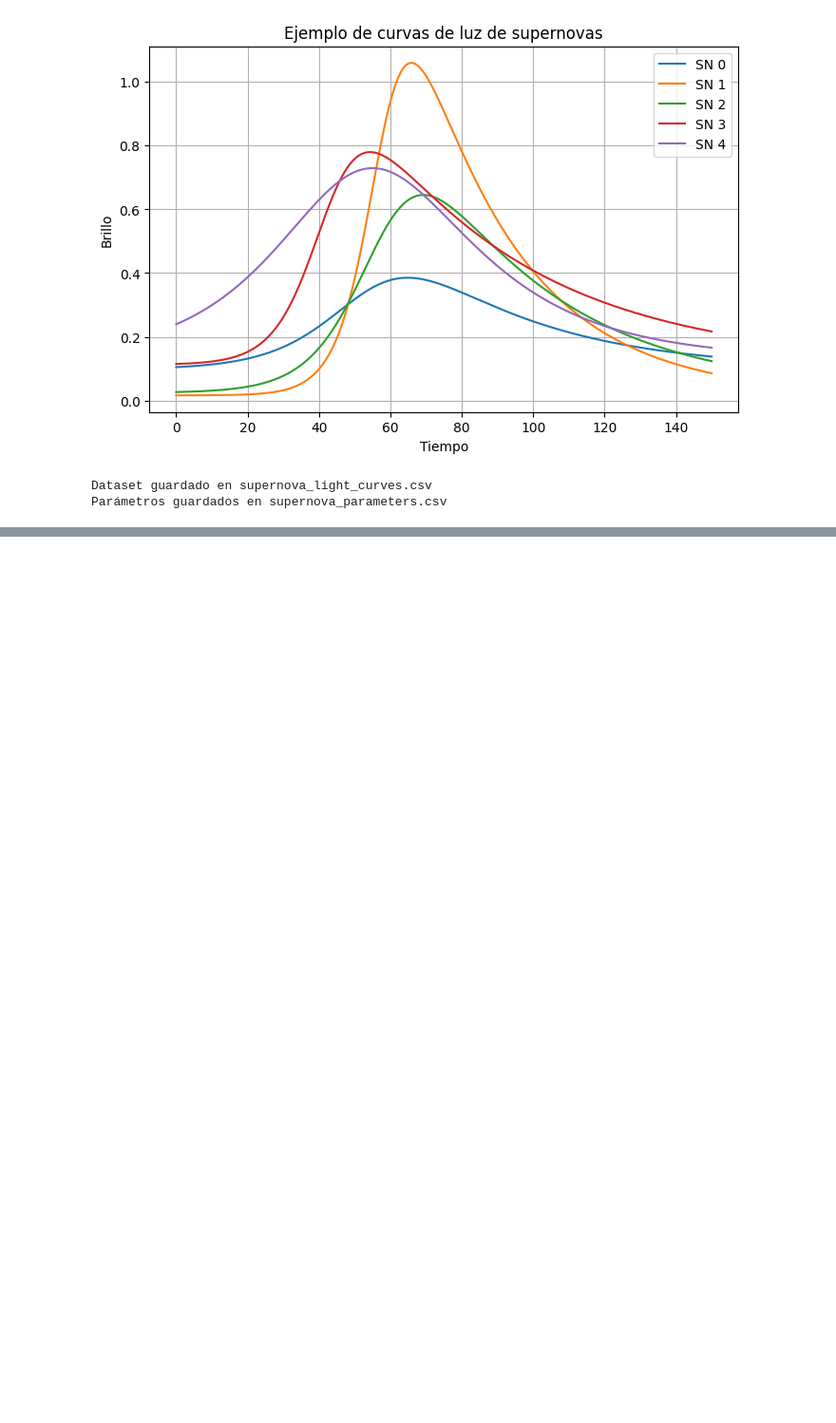
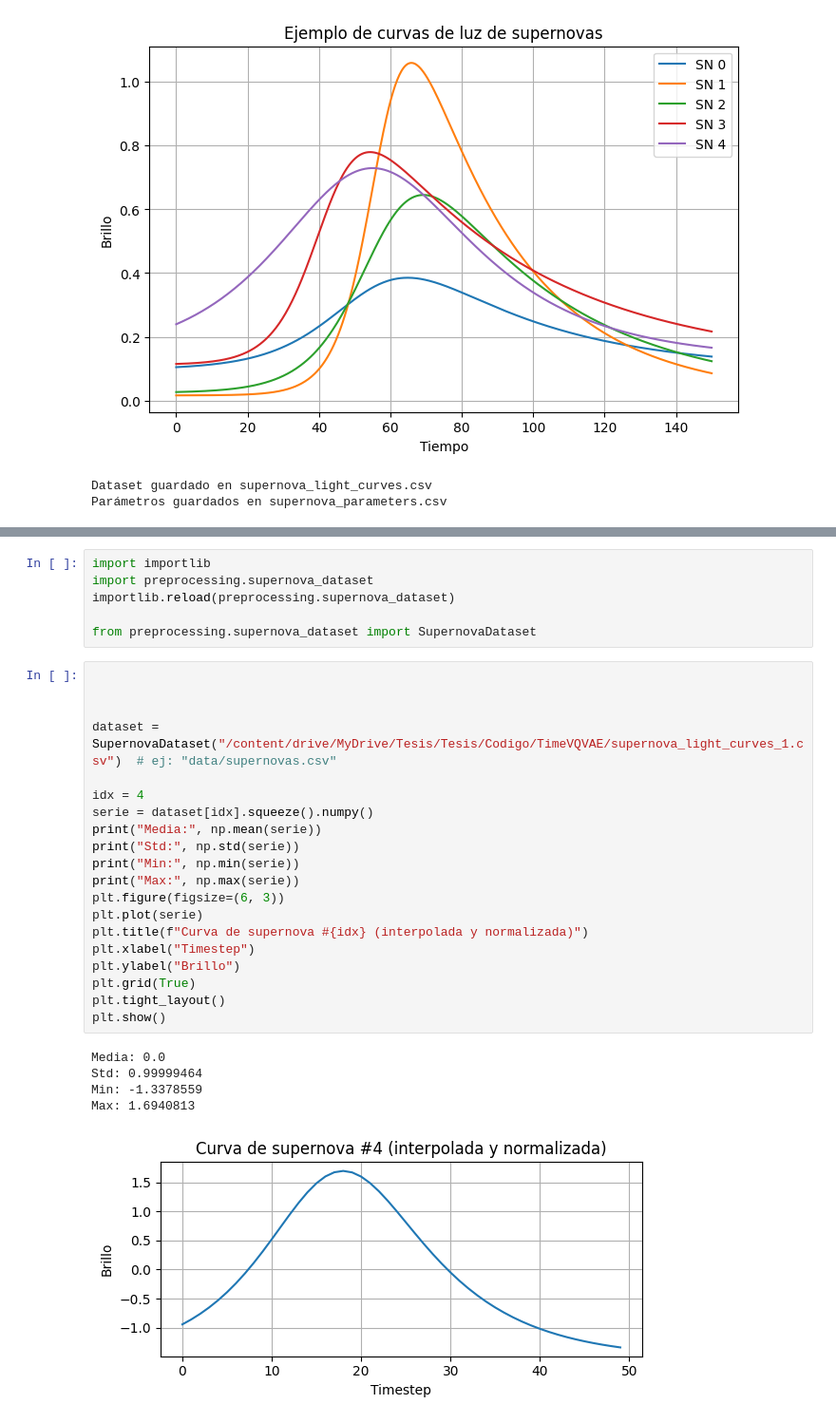
Before and after one commit to JavieraPalominosC/Tesis, a Jupyter notebook: Codigo/TimeVQVAE/time-VQVAE-sn.ipynb, the cells around one changed output, grey strips where cells are left out. Shown: that part at 95% size. Drawn from its saved outputs; the diff is of its cells as text; blank space fills up the shorter version.

```diff
--- a/Codigo/TimeVQVAE/time-VQVAE-sn.ipynb
+++ b/Codigo/TimeVQVAE/time-VQVAE-sn.ipynb
@@ -113,3 +100,35 @@ Parámetros guardados en supernova_parameters.csv
+# %%
+import importlib
+import preprocessing.supernova_dataset
+importlib.reload(preprocessing.supernova_dataset)
+
+from preprocessing.supernova_dataset import SupernovaDataset
+# %%
+
+
+
+dataset = SupernovaDataset("/content/drive/MyDrive/Tesis/Tesis/Codigo/TimeVQVAE/supernova_light_curves_1.csv")  # ej: "data/supernovas.csv"
+
+idx = 4
+serie = dataset[idx].squeeze().numpy()
+print("Media:", np.mean(serie))
+print("Std:", np.std(serie))
+print("Min:", np.min(serie))
+print("Max:", np.max(serie))
+plt.figure(figsize=(6, 3))
+plt.plot(serie)
+plt.title(f"Curva de supernova #{idx} (interpolada y normalizada)")
+plt.xlabel("Timestep")
+plt.ylabel("Brillo")
+plt.grid(True)
+plt.tight_layout()
+plt.show()
+# %% [output]
+Media: 0.0
+Std: 0.99999464
+Min: -1.3378559
+Max: 1.6940813
+[figure, added]
 # %%
 !python /content/drive/MyDrive/Tesis/Tesis/Codigo/TimeVQVAE/stage1-1.py --dataset_path "/content/drive/MyDrive/Tesis/Tesis/Codigo/TimeVQVAE/supernova_light_curves_1.csv"
 # %% [output]
```
Also changed, not shown: parts of 10 cells of this notebook, 9 other files.
